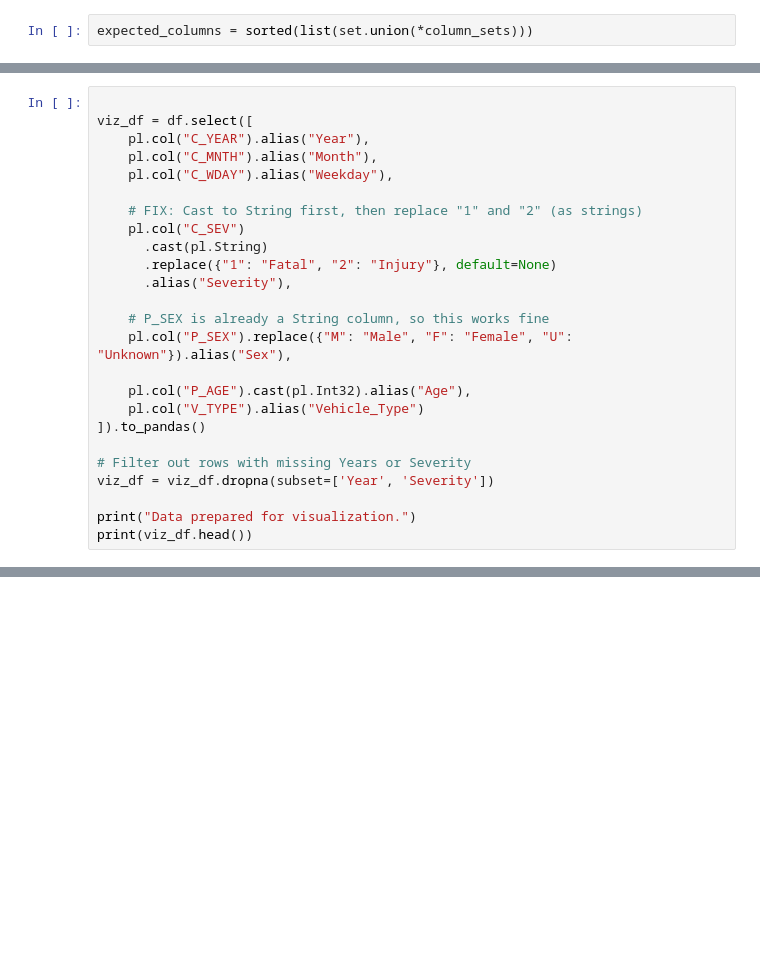
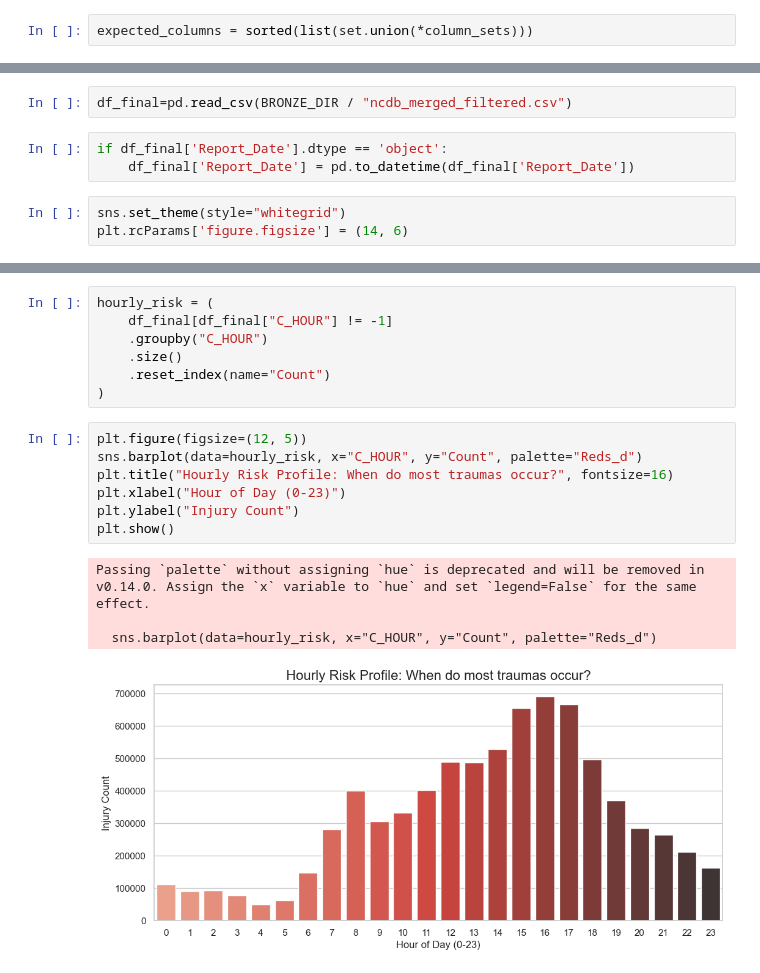
Before and after one commit to Hit-rajput/blood-supply-risk-monitor, a Jupyter notebook: notebooks/explotory_analysis_NCDB.ipynb, the cells around one changed output, grey strips where cells are left out. Cells and saved outputs as stored; diff of their text form; blank space fills up the shorter version.

```diff
--- a/notebooks/explotory_analysis_NCDB.ipynb
+++ b/notebooks/explotory_analysis_NCDB.ipynb
@@ -291,26 +267,9 @@ This section outlines the data cleaning steps applied to the raw NCDB (National
+# %%
+df_final=pd.read_csv(BRONZE_DIR / "ncdb_merged_filtered.csv")
+# %%
+if df_final['Report_Date'].dtype == 'object':
+    df_final['Report_Date'] = pd.to_datetime(df_final['Report_Date'])
 # %%
-
-viz_df = df.select([
-    pl.col("C_YEAR").alias("Year"),
-    pl.col("C_MNTH").alias("Month"),
-    pl.col("C_WDAY").alias("Weekday"),
-
-    # FIX: Cast to String first, then replace "1" and "2" (as strings)
-    pl.col("C_SEV")
-      .cast(pl.String)
-      .replace({"1": "Fatal", "2": "Injury"}, default=None)
-      .alias("Severity"),
-
-    # P_SEX is already a String column, so this works fine
-    pl.col("P_SEX").replace({"M": "Male", "F": "Female", "U": "Unknown"}).alias("Sex"),
-
-    pl.col("P_AGE").cast(pl.Int32).alias("Age"),
-    pl.col("V_TYPE").alias("Vehicle_Type")
-]).to_pandas()
-
-# Filter out rows with missing Years or Severity
-viz_df = viz_df.dropna(subset=['Year', 'Severity'])
-
-print("Data prepared for visualization.")
-print(viz_df.head())
+sns.set_theme(style="whitegrid")
+plt.rcParams['figure.figsize'] = (14, 6)
 # %%
@@ -371,0 +307,19 @@ plt.show()
+# %%
+hourly_risk = (
+    df_final[df_final["C_HOUR"] != -1]
+    .groupby("C_HOUR")
+    .size()
+    .reset_index(name="Count")
+)
+# %%
+plt.figure(figsize=(12, 5))
+sns.barplot(data=hourly_risk, x="C_HOUR", y="Count", palette="Reds_d")
+plt.title("Hourly Risk Profile: When do most traumas occur?", fontsize=16)
+plt.xlabel("Hour of Day (0-23)")
+plt.ylabel("Injury Count")
+plt.show()
+# %% [output]
+Passing `palette` without assigning `hue` is deprecated and will be removed in v0.14.0. Assign the `x` variable to `hue` and set `legend=False` for the same effect.
+
+  sns.barplot(data=hourly_risk, x="C_HOUR", y="Count", palette="Reds_d")
+[figure, added]
```
Also changed, not shown: parts of 24 cells of this notebook.
